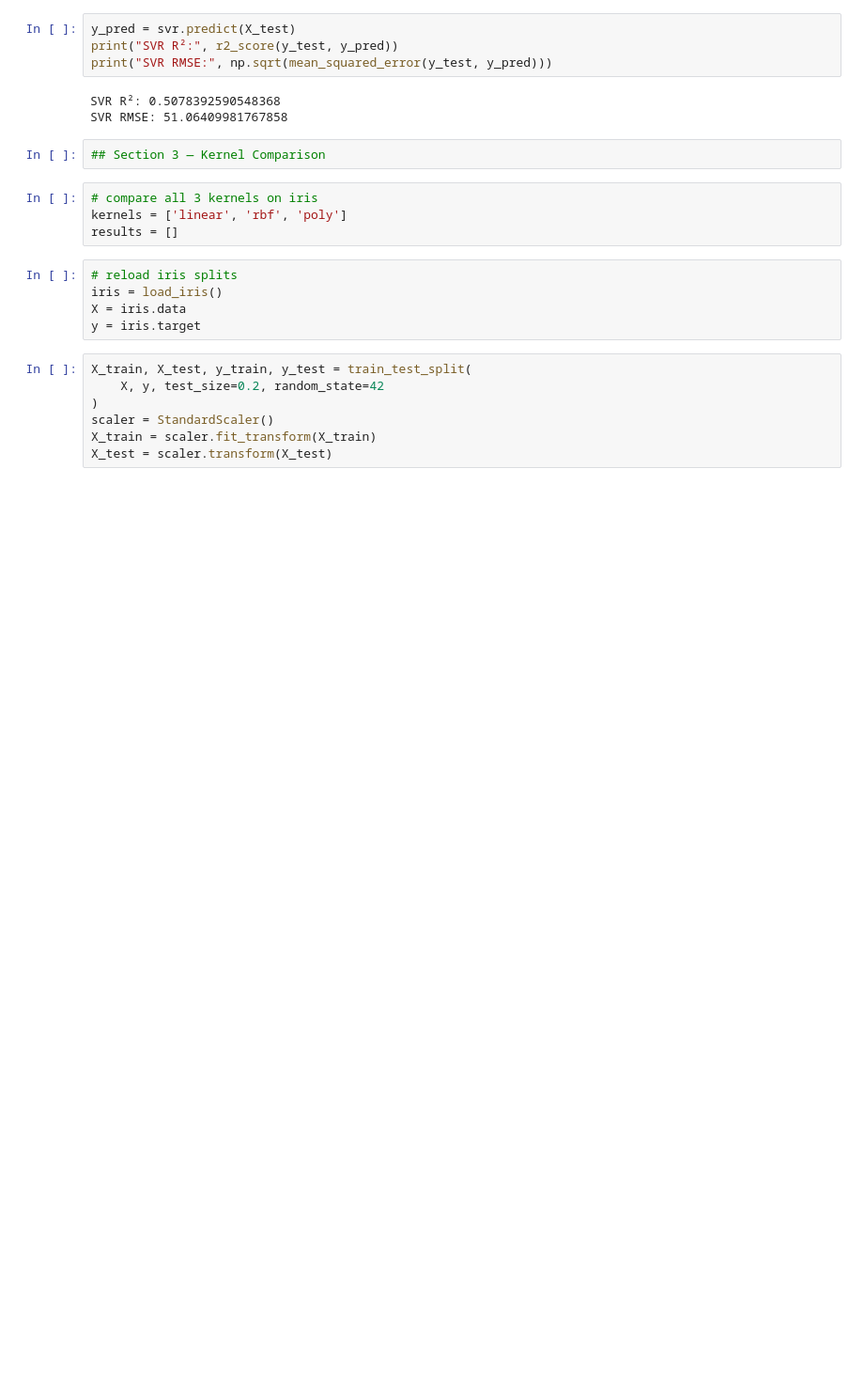
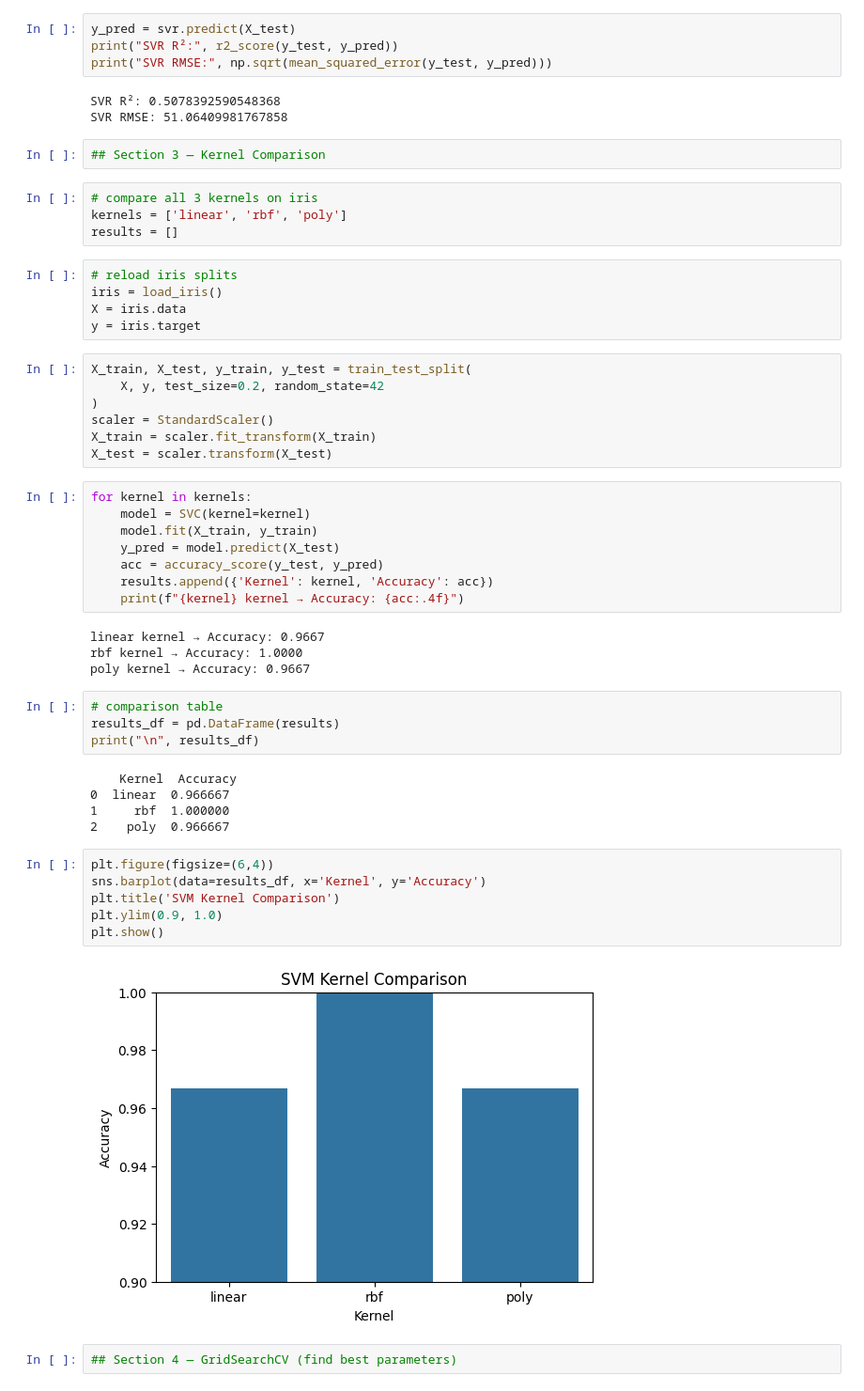
Before and after one commit to AkshitaSharma211/ml-journey, a Jupyter notebook: 06_svm/svm.ipynb, the cells around one changed output. Shown at 94% size. Drawn from its saved outputs; the diff is of its cells as text; blank space fills up the shorter version.

```diff
--- a/06_svm/svm.ipynb
+++ b/06_svm/svm.ipynb
@@ -152,3 +152,34 @@ X_train, X_test, y_train, y_test = train_test_split(
 scaler = StandardScaler()
 X_train = scaler.fit_transform(X_train)
 X_test = scaler.transform(X_test)
+# %%
+for kernel in kernels:
+    model = SVC(kernel=kernel)
+    model.fit(X_train, y_train)
+    y_pred = model.predict(X_test)
+    acc = accuracy_score(y_test, y_pred)
+    results.append({'Kernel': kernel, 'Accuracy': acc})
+    print(f"{kernel} kernel → Accuracy: {acc:.4f}")
+# %% [output]
+linear kernel → Accuracy: 0.9667
+rbf kernel → Accuracy: 1.0000
+poly kernel → Accuracy: 0.9667
+# %%
+# comparison table
+results_df = pd.DataFrame(results)
+print("\n", results_df)
+# %% [output]
+    Kernel  Accuracy
+0  linear  0.966667
+1     rbf  1.000000
+2    poly  0.966667
+# %%
+plt.figure(figsize=(6,4))
+sns.barplot(data=results_df, x='Kernel', y='Accuracy')
+plt.title('SVM Kernel Comparison')
+plt.ylim(0.9, 1.0)
+plt.show()
+# %% [output]
+[figure, added]
+# %%
+## Section 4 — GridSearchCV (find best parameters)
```
Also changed, not shown: parts of 4 cells of this notebook.
